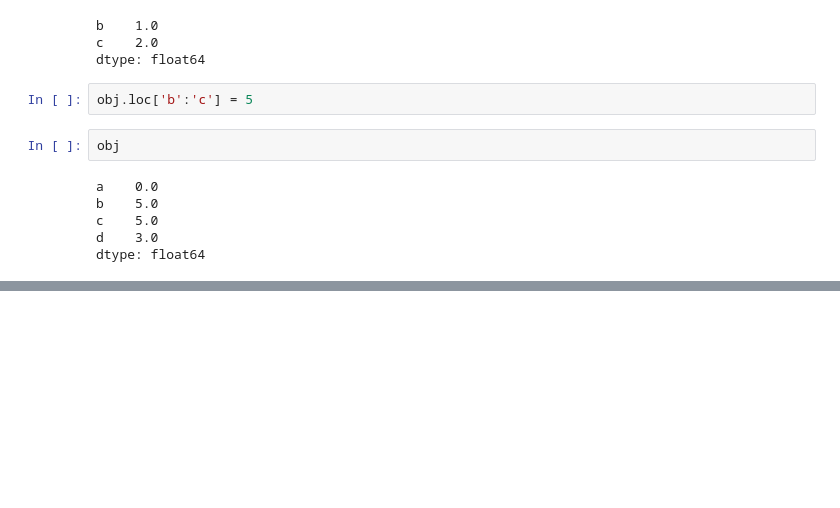
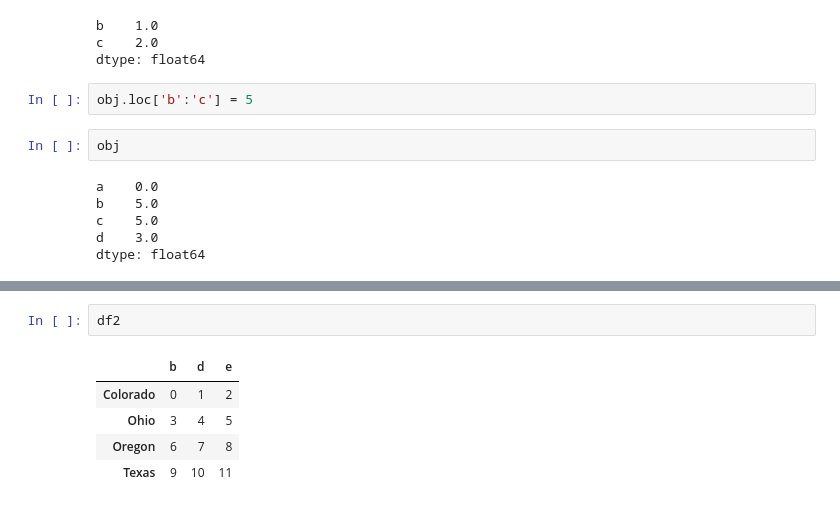
Before and after one commit to shrey0812/Data-Analysis-By-Wes-Mckinney, a Jupyter notebook: Chapter 5/Chapter-5-part-2.ipynb, the cells around one changed output, grey strips where cells are left out. Saved outputs shown, nothing was run; the diff lists cells and outputs as text; blank space fills up the shorter version.

```diff
--- a/Chapter 5/Chapter-5-part-2.ipynb
+++ b/Chapter 5/Chapter-5-part-2.ipynb
@@ -333,0 +550,8 @@ dtype: float64
+# %%
+df2
+# %% [output]
+|  | b | d | e |
+| Colorado | 0 | 1 | 2 |
+| Ohio | 3 | 4 | 5 |
+| Oregon | 6 | 7 | 8 |
+| Texas | 9 | 10 | 11 |
```
Also changed, not shown: parts of 50 cells of this notebook.
